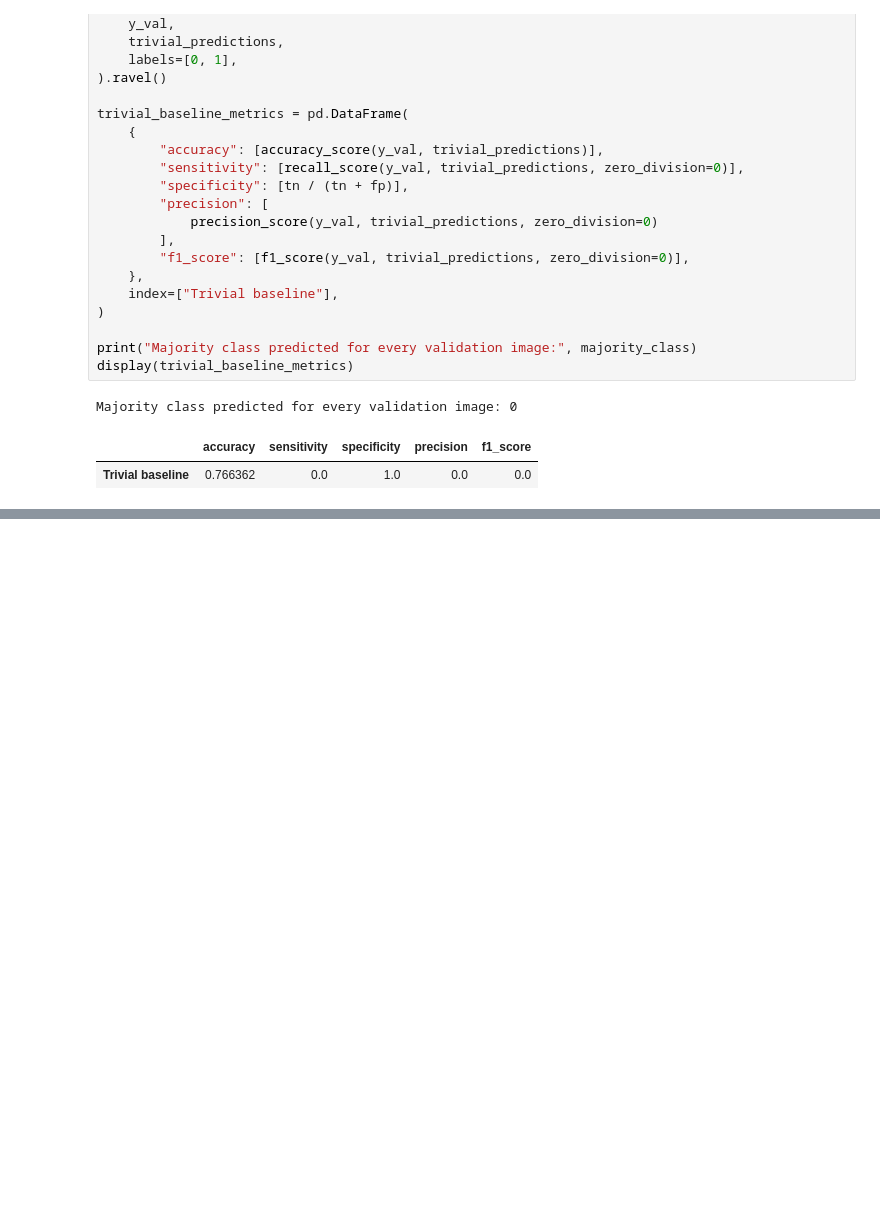
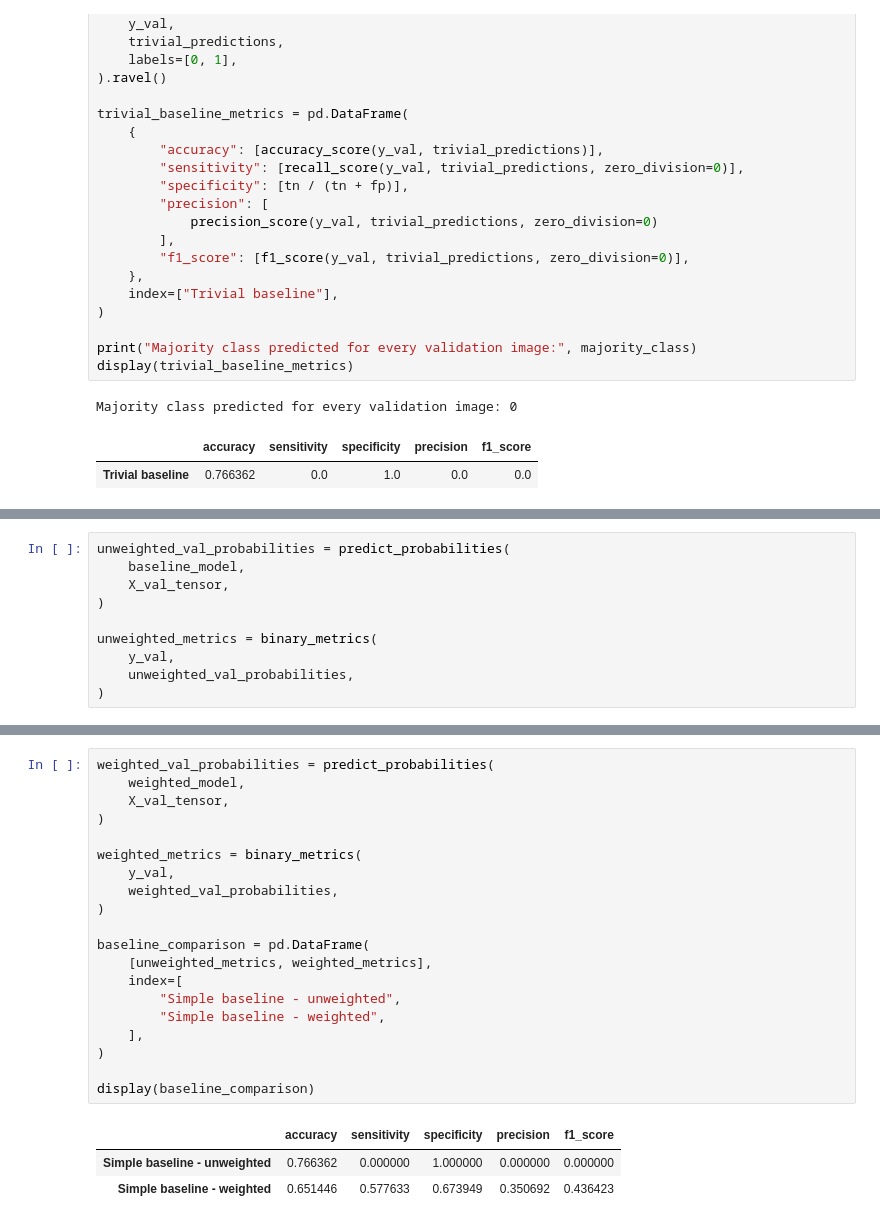
Before and after one commit to mohamedmaherabdalla/MedAI-A1, a Jupyter notebook: working.ipynb, the cells around one changed output, grey strips where cells are left out. Cells and saved outputs as stored; diff of their text form; blank space fills up the shorter version.

```diff
--- a/working.ipynb
+++ b/working.ipynb
@@ -409,0 +651,10 @@ Majority class predicted for every validation image: 0
+# %%
+unweighted_val_probabilities = predict_probabilities(
+    baseline_model,
+    X_val_tensor,
+)
+
+unweighted_metrics = binary_metrics(
+    y_val,
+    unweighted_val_probabilities,
+)
@@ -409,0 +719,24 @@ Majority class predicted for every validation image: 0
+# %%
+weighted_val_probabilities = predict_probabilities(
+    weighted_model,
+    X_val_tensor,
+)
+
+weighted_metrics = binary_metrics(
+    y_val,
+    weighted_val_probabilities,
+)
+
+baseline_comparison = pd.DataFrame(
+    [unweighted_metrics, weighted_metrics],
+    index=[
+        "Simple baseline - unweighted",
+        "Simple baseline - weighted",
+    ],
+)
+
+display(baseline_comparison)
+# %% [output]
+|  | accuracy | sensitivity | specificity | precision | f1_score |
+| Simple baseline - unweighted | 0.766362 | 0.000000 | 1.000000 | 0.000000 | 0.000000 |
+| Simple baseline - weighted | 0.651446 | 0.577633 | 0.673949 | 0.350692 | 0.436423 |
```
Also changed, not shown: parts of 14 cells of this notebook.
